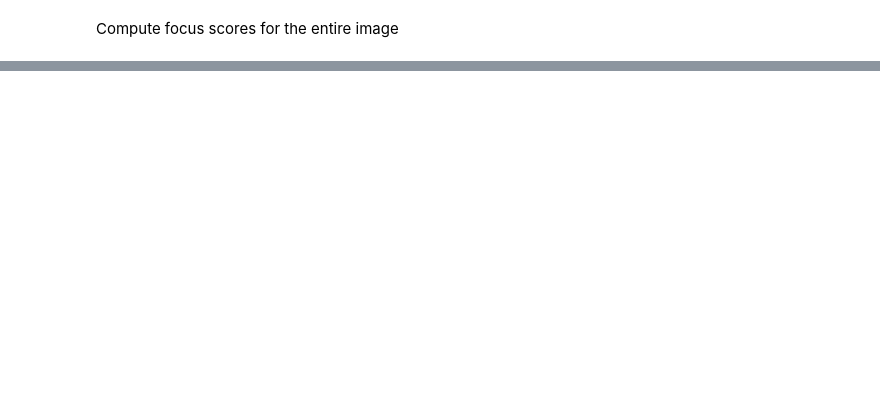
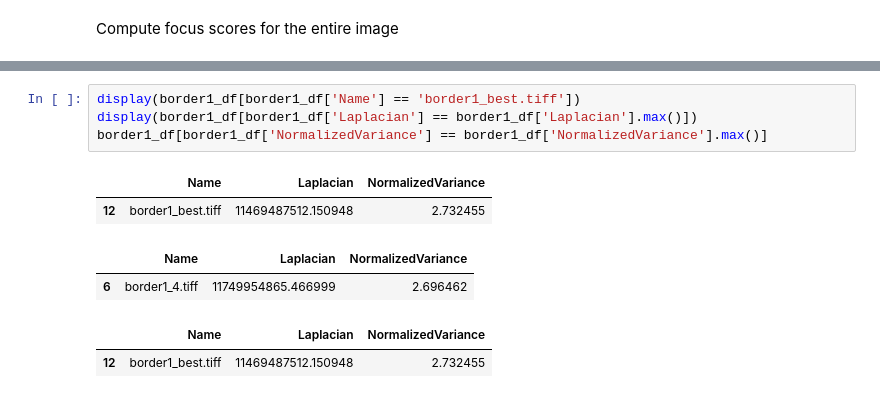
Before and after one commit to temporalecologylab/TreeRings, a Jupyter notebook: code/focus_testng/focus_method_compare.ipynb, the cells around one changed output, grey strips where cells are left out. Drawn from its saved outputs; the diff is of its cells as text; blank space fills up the shorter version.

```diff
--- a/code/focus_testng/focus_method_compare.ipynb
+++ b/code/focus_testng/focus_method_compare.ipynb
@@ -102,0 +220,11 @@ plt.imshow(best_images["border1_array"])
+# %%
+display(border1_df[border1_df['Name'] == 'border1_best.tiff'])
+display(border1_df[border1_df['Laplacian'] == border1_df['Laplacian'].max()])
+border1_df[border1_df['NormalizedVariance'] == border1_df['NormalizedVariance'].max()]
+# %% [output]
+|  | Name | Laplacian | NormalizedVariance |
+| 12 | border1_best.tiff | 11469487512.150948 | 2.732455 |
+|  | Name | Laplacian | NormalizedVariance |
+| 6 | border1_4.tiff | 11749954865.466999 | 2.696462 |
+|  | Name | Laplacian | NormalizedVariance |
+| 12 | border1_best.tiff | 11469487512.150948 | 2.732455 |
```
Also changed, not shown: parts of 20 cells of this notebook, 1 other file.
